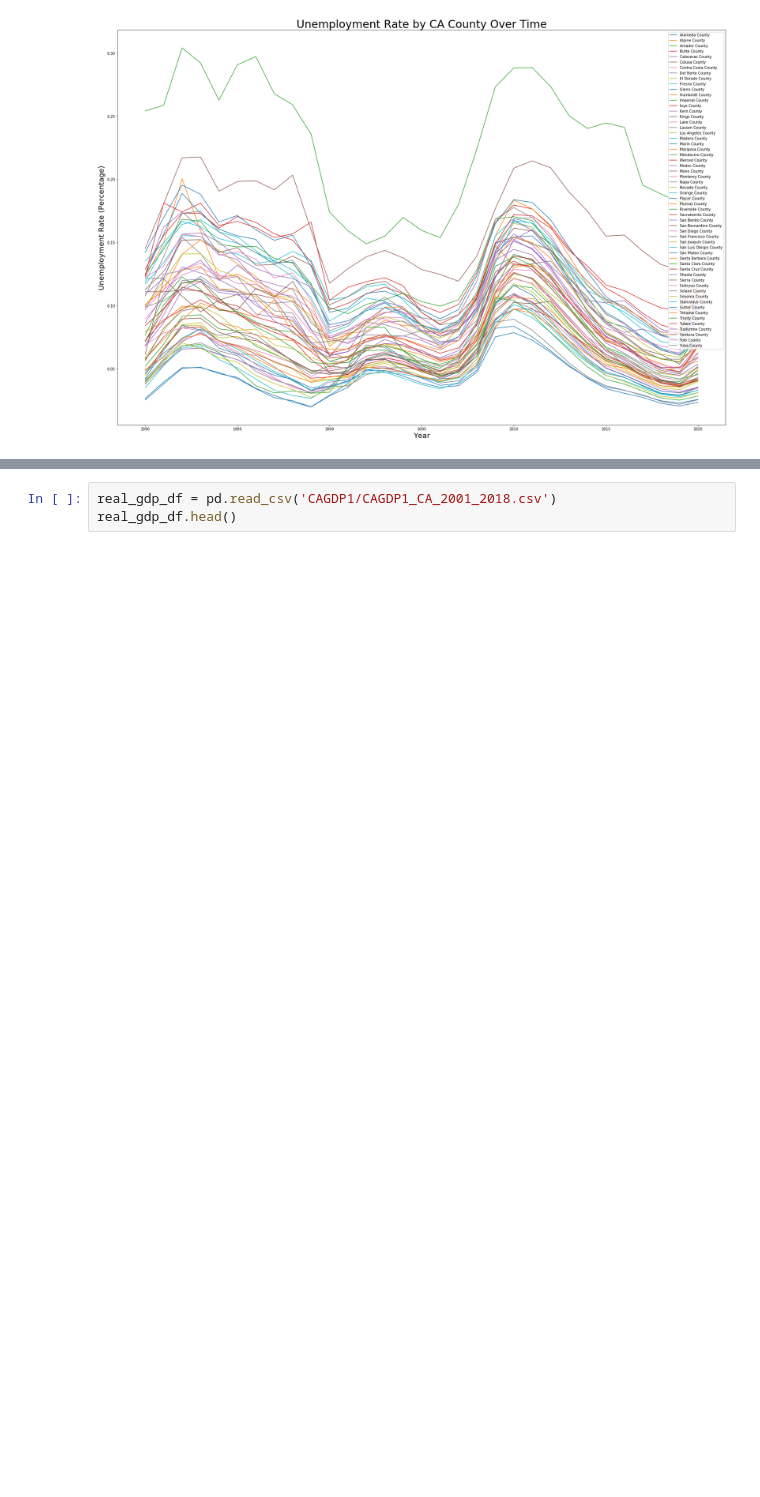
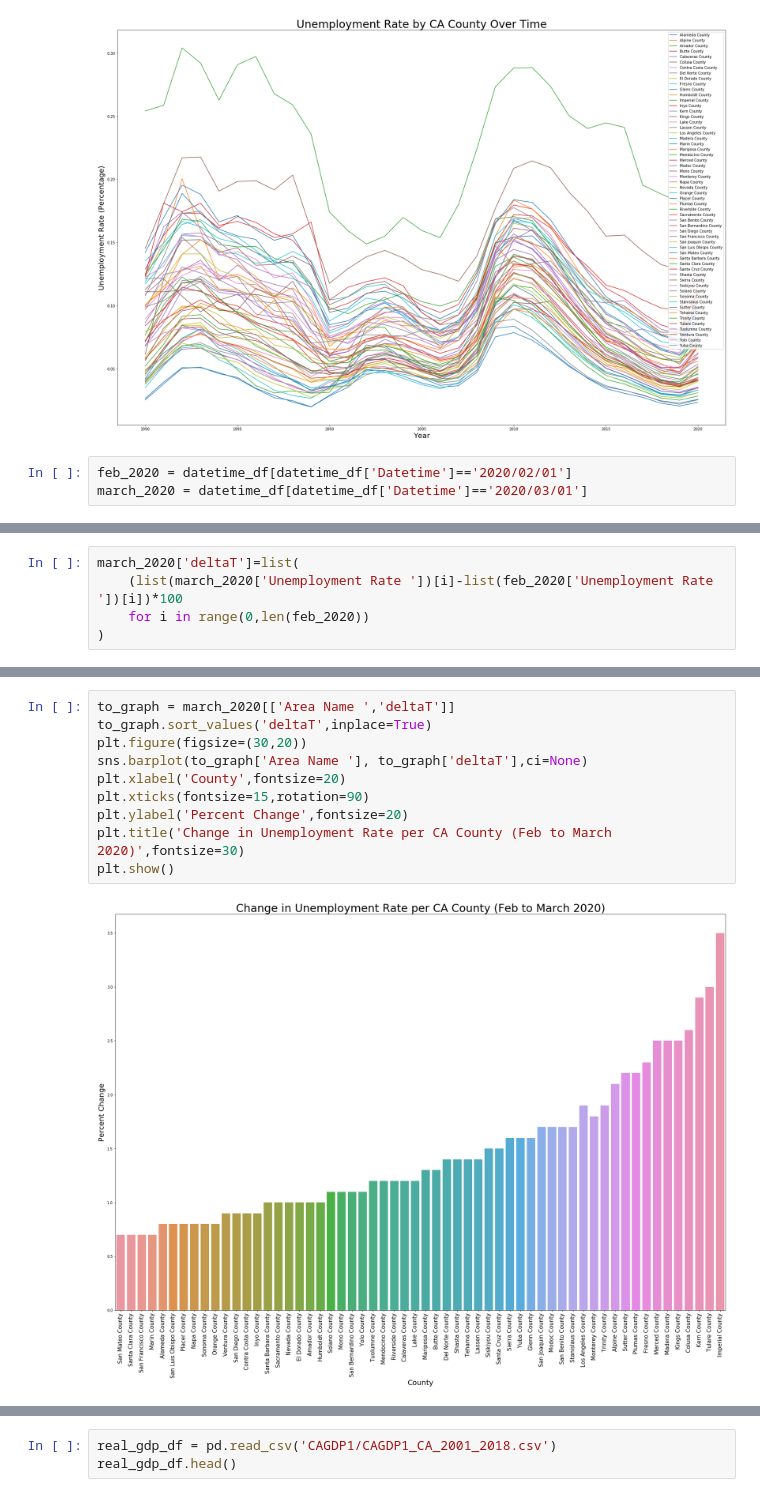
Before and after one commit to huntersapienza/California-Unemployment-Data, a Jupyter notebook: California Unemployment Data.ipynb, the cells around one changed output, grey strips where cells are left out. Saved outputs shown, nothing was run; the diff lists cells and outputs as text; blank space fills up the shorter version.

```diff
--- a/California Unemployment Data.ipynb
+++ b/California Unemployment Data.ipynb
@@ -246,3 +246,6 @@ plt.title('Unemployment Rate by CA County Over Time',fontsize=30)
 plt.show()
 # %% [output]
 [figure]
+# %%
+feb_2020 = datetime_df[datetime_df['Datetime']=='2020/02/01']
+march_2020 = datetime_df[datetime_df['Datetime']=='2020/03/01']
@@ -248,0 +261,5 @@ plt.show()
+# %%
+march_2020['deltaT']=list(
+    (list(march_2020['Unemployment Rate '])[i]-list(feb_2020['Unemployment Rate '])[i])*100
+    for i in range(0,len(feb_2020))
+)
@@ -248,0 +275,12 @@ plt.show()
+# %%
+to_graph = march_2020[['Area Name ','deltaT']]
+to_graph.sort_values('deltaT',inplace=True)
+plt.figure(figsize=(30,20))
+sns.barplot(to_graph['Area Name '], to_graph['deltaT'],ci=None)
+plt.xlabel('County',fontsize=20)
+plt.xticks(fontsize=15,rotation=90)
+plt.ylabel('Percent Change',fontsize=20)
+plt.title('Change in Unemployment Rate per CA County (Feb to March 2020)',fontsize=30)
+plt.show()
+# %% [output]
+[figure, added]
```
Also changed, not shown: parts of 3 cells of this notebook.
